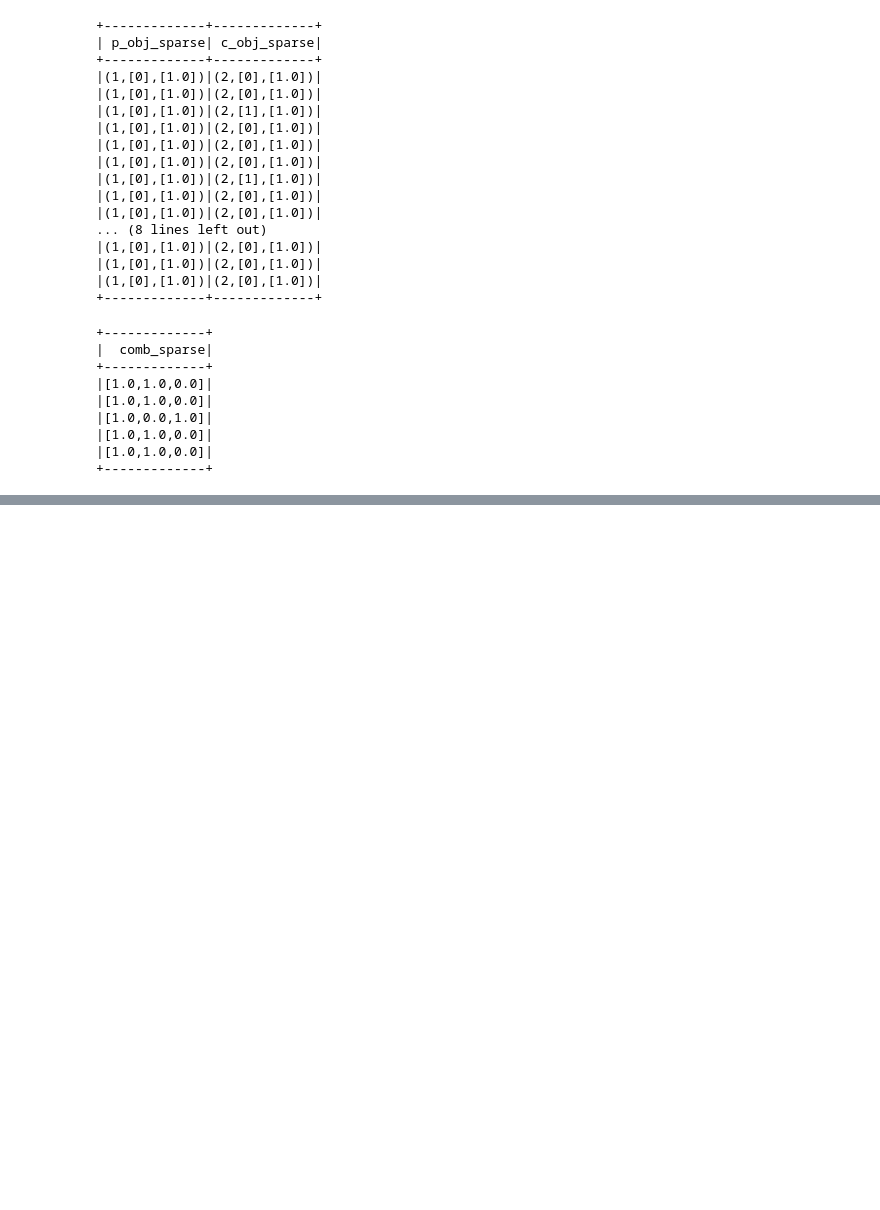
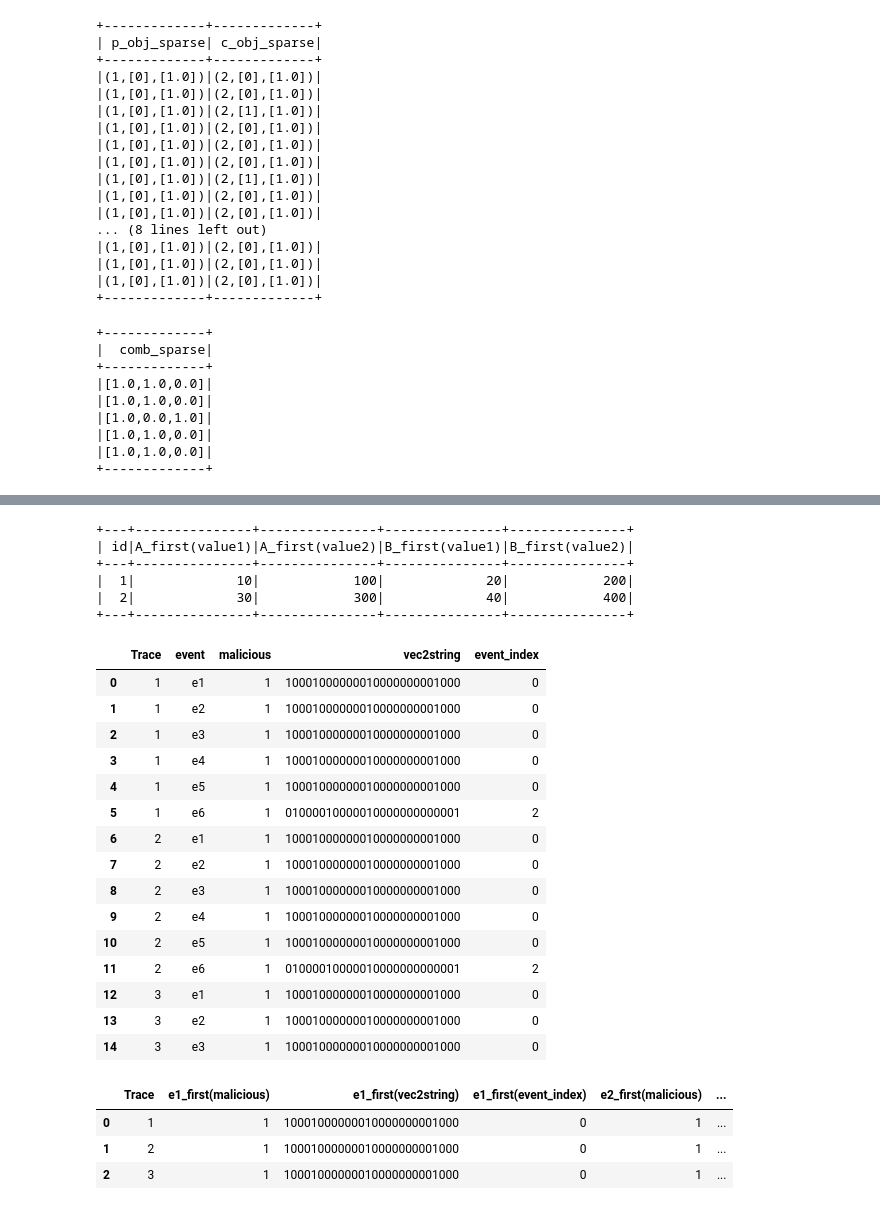
Before and after one commit to MBrend15/Public_Project_Repo, a Jupyter notebook: ve2.ipynb, the cells around one changed output, grey strips where cells are left out. Saved outputs shown, nothing was run; the diff lists cells and outputs as text; code cells hidden in the pictures; blank space fills up the shorter version.

```diff
--- a/ve2.ipynb
+++ b/ve2.ipynb
@@ -243,0 +478,5 @@ def trace_encode(df, col_list):
+# %%
+#read in connected paths from parquet because of graphframes issues
+connected_paths = spark.read.parquet(f"{s3_url_trusted}/prod/graph/test").cache()
+print(connected_paths.count())
+connected_paths.limit(2).toPandas()
@@ -243,0 +498,6 @@ def trace_encode(df, col_list):
+# %%
+#generate a test data frame to re-transpose
+%run trace_encode.ipynb
+list_cols = ['object','action',
+             'image_path','parent_image_path']
+df_test, dict_test = trace_encode(connected_paths,list_cols)
@@ -243,0 +510,53 @@ def trace_encode(df, col_list):
+# %%
+#run sample code from chat GPT
+# Create a sample dataframe
+df = spark.createDataFrame([(1, 'A', 10, 100),
+                            (1, 'B', 20, 200),
+                            (2, 'A', 30, 300),
+                            (2, 'B', 40, 400)],
+                           ['id', 'series', 'value1', 'value2'])
+
+# Pivot the dataframe
+pivoted_df = df.groupBy('id').pivot('series').agg(first('value1'), first('value2'))
+
+# Show the pivoted dataframe
+pivoted_df.show()
+# %% [output]
++---+---------------+---------------+---------------+---------------+
+| id|A_first(value1)|A_first(value2)|B_first(value1)|B_first(value2)|
++---+---------------+---------------+---------------+---------------+
+|  1|             10|            100|             20|            200|
+|  2|             30|            300|             40|            400|
++---+---------------+---------------+---------------+---------------+
+# %%
+df_test.limit(15).toPandas()
+# %% [output]
+|  | Trace | event | malicious | vec2string | event_index |
+| 0 | 1 | e1 | 1 | 10001000000010000000001000 | 0 |
+| 1 | 1 | e2 | 1 | 10001000000010000000001000 | 0 |
+| 2 | 1 | e3 | 1 | 10001000000010000000001000 | 0 |
+| 3 | 1 | e4 | 1 | 10001000000010000000001000 | 0 |
+| 4 | 1 | e5 | 1 | 10001000000010000000001000 | 0 |
+| 5 | 1 | e6 | 1 | 01000010000010000000000001 | 2 |
+| 6 | 2 | e1 | 1 | 10001000000010000000001000 | 0 |
+| 7 | 2 | e2 | 1 | 10001000000010000000001000 | 0 |
+| 8 | 2 | e3 | 1 | 10001000000010000000001000 | 0 |
+| 9 | 2 | e4 | 1 | 10001000000010000000001000 | 0 |
+| 10 | 2 | e5 | 1 | 10001000000010000000001000 | 0 |
+| 11 | 2 | e6 | 1 | 01000010000010000000000001 | 2 |
+| 12 | 3 | e1 | 1 | 10001000000010000000001000 | 0 |
+| 13 | 3 | e2 | 1 | 10001000000010000000001000 | 0 |
+| 14 | 3 | e3 | 1 | 10001000000010000000001000 | 0 |
+# %%
+#Todo set max pivot values
+#spark.sql.pivotMaxValues = df_test.select('Trace').distinct().count()
+
+pivot_test = df_test.groupBy('Trace').pivot('event').agg(first('malicious'),
+                                        first('vec2string'),
+                                        first('event_index'))
+pivot_test.limit(3).toPandas()
+# %% [output]
+|  | Trace | e1_first(malicious) | e1_first(vec2string) | e1_first(event_index) | e2_first(malicious) | ... |
+| 0 | 1 | 1 | 10001000000010000000001000 | 0 | 1 | ... |
+| 1 | 2 | 1 | 10001000000010000000001000 | 0 | 1 | ... |
+| 2 | 3 | 1 | 10001000000010000000001000 | 0 | 1 | ... |
```
Also changed, not shown: parts of 34 cells of this notebook, 3 other files.
